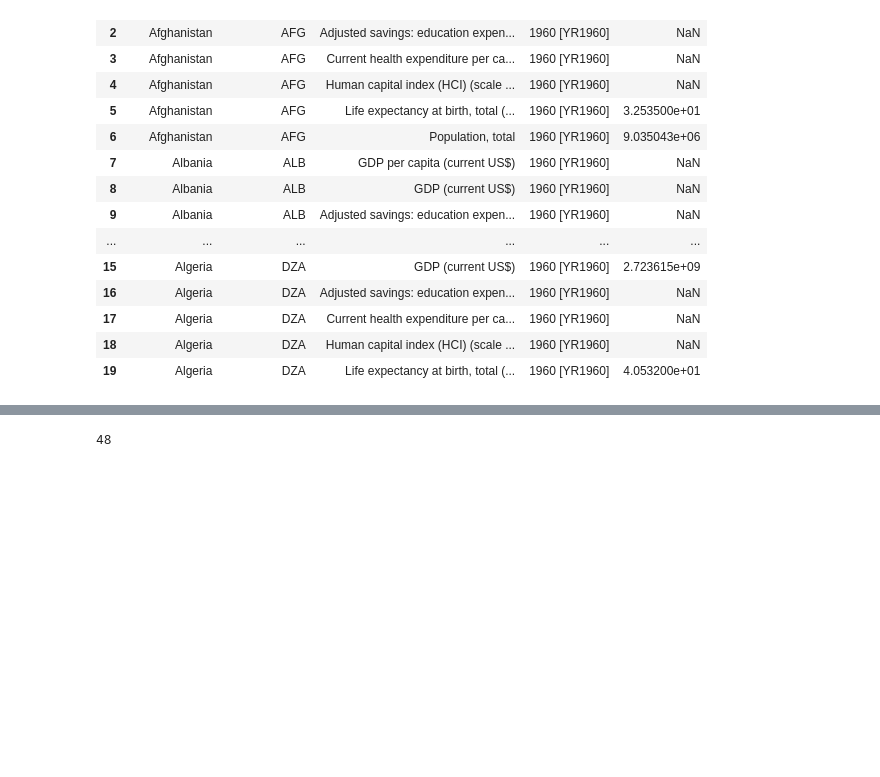
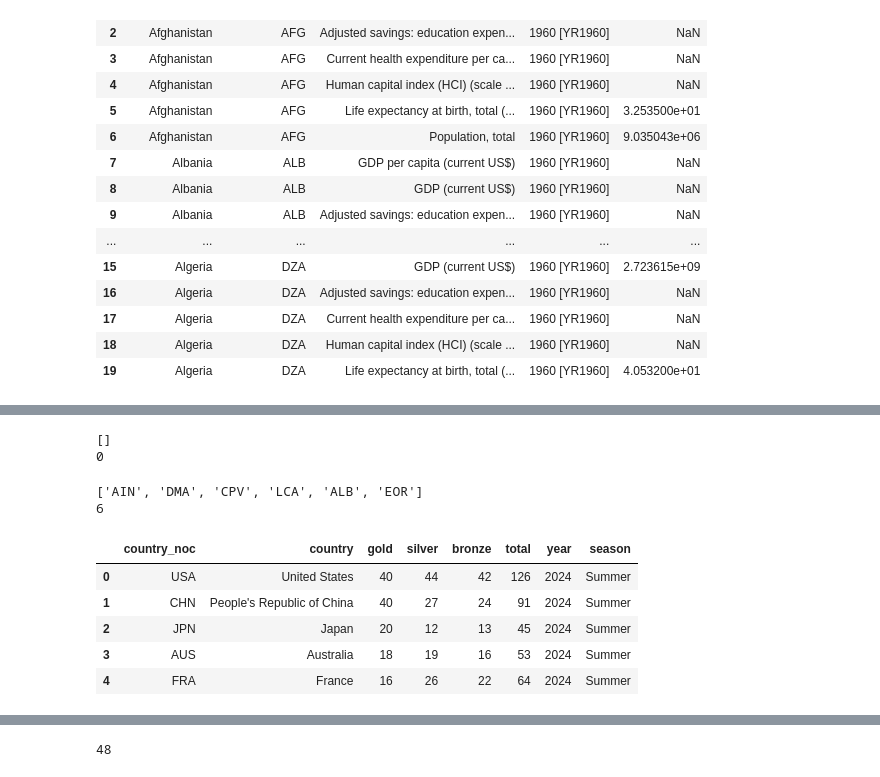
Before and after one commit to KetherineWang/olympics-data-story, a Jupyter notebook: compilingMedalIndicator.ipynb, the cells around one changed output, grey strips where cells are left out. Drawn from its saved outputs; the diff is of its cells as text; code cells hidden in the pictures; blank space fills up the shorter version.

Commit message:
concatenated 2024 country medal dataset  with 1896-2022 country medal dataset, and deleted unused data

```diff
--- a/compilingMedalIndicator.ipynb
+++ b/compilingMedalIndicator.ipynb
@@ -6,6 +6,8 @@ import numpy as np
 # Read in data
 world_indicators = pd.read_csv("rawData/World_Development_Indicator/Indicator_Data_1960-2023.csv")
 country_medals = pd.read_csv("rawData/Sum_Win_Olympics_1896-2022/Olympic_Games_Medal_Tally.csv")
+medals_2024 =  pd.read_csv('rawData\Paris_2024\Paris_2024_Medals.csv')
+country_codes = pd.read_csv("rawData/Sum_Win_Olympics_1896-2022/Olympics_Country.csv")
 # %%
 # Drop unnecessary column
 world_indicators = world_indicators.drop(columns=['Series Code'])
@@ -110,0 +127,55 @@ country_medals.to_csv('country_medals.csv', index=False)
+# %%
+# Get a list of unmatched country codes used for the same countries
+country_codes_codes = country_codes['noc'].unique().tolist()
+
+medals_2024_codes = medals_2024['country_code'].unique().tolist()
+
+unmatched_codes = list(set(medals_2024_codes) - set(country_codes_codes))
+
+print(unmatched_codes)
+print(len(unmatched_codes))
+# %% [output]
+[]
+0
+# %%
+# Convert country code and country name to a dictionary
+noc_country_dict = dict(zip(country_codes['noc'], country_codes['country']))
+# %%
+# Replace current values in the country column with the country values from the dictionary based on country_noc
+medals_2024['country'] = medals_2024['country_code'].map(noc_country_dict)
+# %%
+# Get a list of unmatched country codes used for the same countries
+country_medals_codes = country_medals['country_noc'].unique().tolist()
+
+medals_2024_codes = medals_2024['country_code'].unique().tolist()
+
+unmatched_codes = list(set(medals_2024_codes) - set(country_medals_codes))
+
+print(unmatched_codes)
+print(len(unmatched_codes))
+# %% [output]
+['AIN', 'DMA', 'CPV', 'LCA', 'ALB', 'EOR']
+6
+# %%
+# Add year and season columns
+medals_2024['year'] = '2024'
+medals_2024['season'] = 'Summer'
+
+# Drop unnecessary columns
+medals_2024 = medals_2024.drop(columns=['country_long'])
+
+# Rename columns
+medals_2024 = medals_2024.rename(columns={'country_code': 'country_noc',
+                                          'Gold Medal': 'gold',
+                                          'Silver Medal': 'silver',
+                                          'Bronze Medal': 'bronze',
+                                          'Total': 'total'})
+# %%
+medals_2024.head()
+# %% [output]
+|  | country_noc | country | gold | silver | bronze | total | year | season |
+| 0 | USA | United States | 40 | 44 | 42 | 126 | 2024 | Summer |
+| 1 | CHN | People's Republic of China | 40 | 27 | 24 | 91 | 2024 | Summer |
+| 2 | JPN | Japan | 20 | 12 | 13 | 45 | 2024 | Summer |
+| 3 | AUS | Australia | 18 | 19 | 16 | 53 | 2024 | Summer |
+| 4 | FRA | France | 16 | 26 | 22 | 64 | 2024 | Summer |
```
Also changed, not shown: parts of 12 cells of this notebook, 25 other files.
